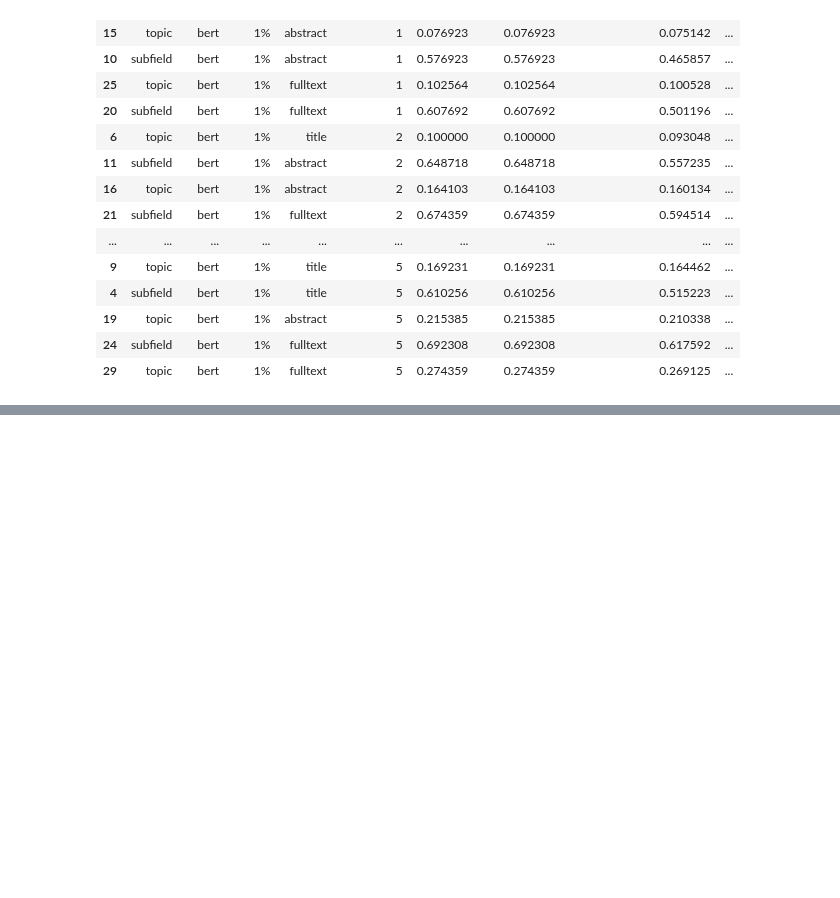
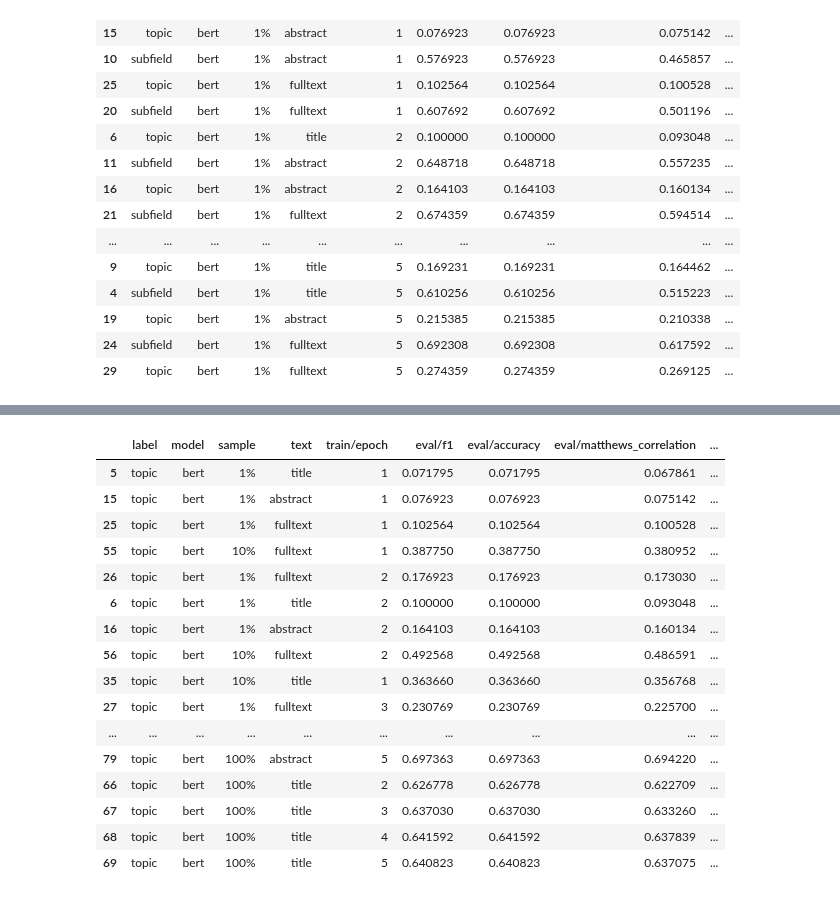
Before and after one commit to ka-steve/sagemaker_research_classification, a Jupyter notebook: src/05_tuning_basic/05_31_wandb_results.ipynb, the cells around one changed output, grey strips where cells are left out. Drawn from its saved outputs; the diff is of its cells as text; code cells hidden in the pictures; blank space fills up the shorter version.

```diff
--- a/src/05_tuning_basic/05_31_wandb_results.ipynb
+++ b/src/05_tuning_basic/05_31_wandb_results.ipynb
@@ -436,0 +552,29 @@ fig.show()
+# %%
+df = wandb_runs_history[
+    # (wandb_runs_history['is_best_epoch'] == True) &
+    (wandb_runs_history['model'] == 'bert') &
+    # (wandb_runs_history['text'] == 'title') &
+    (wandb_runs_history['label'] == 'topic') # &
+    # (wandb_runs_history['sample'] == '1%')
+].sort_values(by='_step', ascending=True)
+df = df[['label', 'model', 'sample', 'text', 'train/epoch', 'eval/f1', 'eval/accuracy', 'eval/matthews_correlation',	'is_best_epoch']]
+df_bert_topic = df
+df
+# %% [output]
+|  | label | model | sample | text | train/epoch | eval/f1 | eval/accuracy | eval/matthews_correlation | ... |
+| 5 | topic | bert | 1% | title | 1 | 0.071795 | 0.071795 | 0.067861 | ... |
+| 15 | topic | bert | 1% | abstract | 1 | 0.076923 | 0.076923 | 0.075142 | ... |
+| 25 | topic | bert | 1% | fulltext | 1 | 0.102564 | 0.102564 | 0.100528 | ... |
+| 55 | topic | bert | 10% | fulltext | 1 | 0.387750 | 0.387750 | 0.380952 | ... |
+| 26 | topic | bert | 1% | fulltext | 2 | 0.176923 | 0.176923 | 0.173030 | ... |
+| 6 | topic | bert | 1% | title | 2 | 0.100000 | 0.100000 | 0.093048 | ... |
+| 16 | topic | bert | 1% | abstract | 2 | 0.164103 | 0.164103 | 0.160134 | ... |
+| 56 | topic | bert | 10% | fulltext | 2 | 0.492568 | 0.492568 | 0.486591 | ... |
+| 35 | topic | bert | 10% | title | 1 | 0.363660 | 0.363660 | 0.356768 | ... |
+| 27 | topic | bert | 1% | fulltext | 3 | 0.230769 | 0.230769 | 0.225700 | ... |
+| ... | ... | ... | ... | ... | ... | ... | ... | ... | ... |
+| 79 | topic | bert | 100% | abstract | 5 | 0.697363 | 0.697363 | 0.694220 | ... |
+| 66 | topic | bert | 100% | title | 2 | 0.626778 | 0.626778 | 0.622709 | ... |
+| 67 | topic | bert | 100% | title | 3 | 0.637030 | 0.637030 | 0.633260 | ... |
+| 68 | topic | bert | 100% | title | 4 | 0.641592 | 0.641592 | 0.637839 | ... |
+| 69 | topic | bert | 100% | title | 5 | 0.640823 | 0.640823 | 0.637075 | ... |
```
Also changed, not shown: parts of 30 cells of this notebook, 6 other files.
